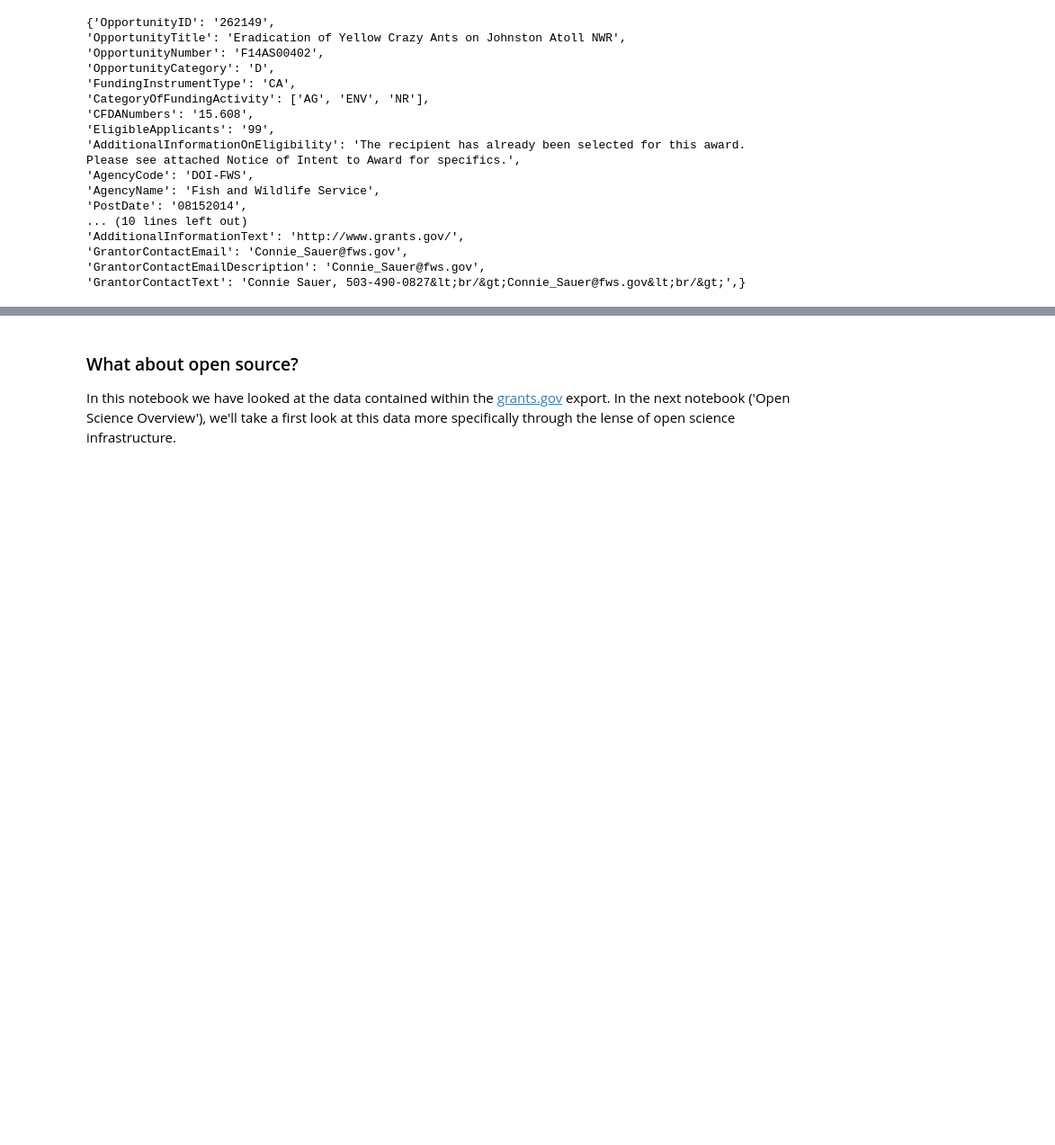
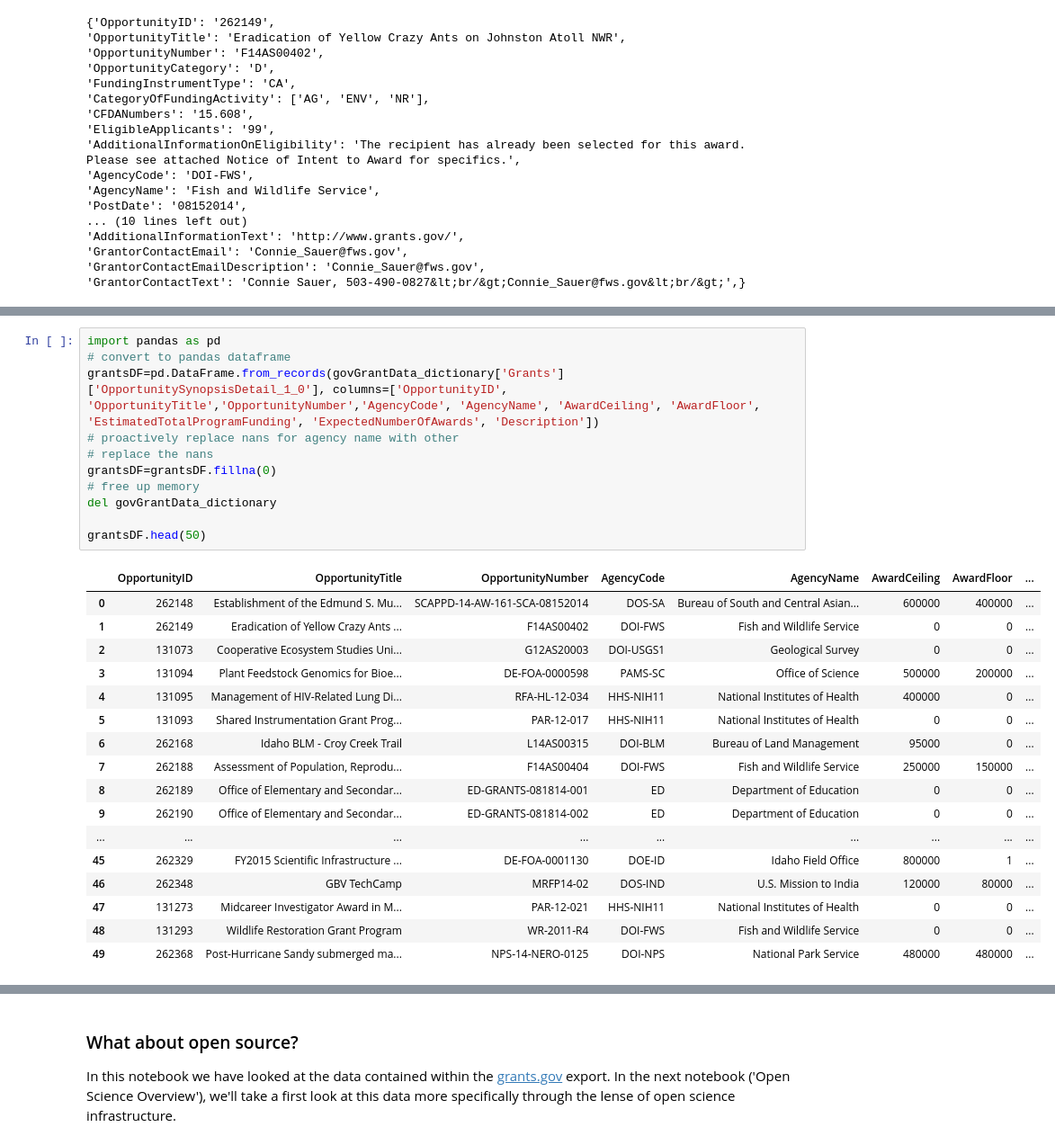
Before and after one commit to DanNBullock/USG_grants_crawl, a Jupyter notebook: GrantsDotGov_XML_ingest.ipynb, the cells around one changed output, grey strips where cells are left out. Shown: that part at 90% size. Saved outputs shown, nothing was run; the diff lists cells and outputs as text; blank space fills up the shorter version.

Commit message:
cleaned up ingest, now loads to DF and does cleaning.  Also saves.  Doesn't fix expectedGrantNum

```diff
--- a/GrantsDotGov_XML_ingest.ipynb
+++ b/GrantsDotGov_XML_ingest.ipynb
@@ -79,0 +84,29 @@ print("{" + "\n".join("{!r}: {!r},".format(k, v) for k, v in  govGrantData_dicti
+# %%
+import pandas as pd
+# convert to pandas dataframe
+grantsDF=pd.DataFrame.from_records(govGrantData_dictionary['Grants']['OpportunitySynopsisDetail_1_0'], columns=['OpportunityID', 'OpportunityTitle','OpportunityNumber','AgencyCode', 'AgencyName', 'AwardCeiling', 'AwardFloor', 'EstimatedTotalProgramFunding', 'ExpectedNumberOfAwards', 'Description'])
+# proactively replace nans for agency name with other
+# replace the nans
+grantsDF=grantsDF.fillna(0)
+# free up memory
+del govGrantData_dictionary
+
+grantsDF.head(50)
+# %% [output]
+|  | OpportunityID | OpportunityTitle | OpportunityNumber | AgencyCode | AgencyName | AwardCeiling | AwardFloor | ... |
+| 0 | 262148 | Establishment of the Edmund S. Mu... | SCAPPD-14-AW-161-SCA-08152014 | DOS-SA | Bureau of South and Central Asian... | 600000 | 400000 | ... |
+| 1 | 262149 | Eradication of Yellow Crazy Ants ... | F14AS00402 | DOI-FWS | Fish and Wildlife Service | 0 | 0 | ... |
+| 2 | 131073 | Cooperative Ecosystem Studies Uni... | G12AS20003 | DOI-USGS1 | Geological Survey | 0 | 0 | ... |
+| 3 | 131094 | Plant Feedstock Genomics for Bioe... | DE-FOA-0000598 | PAMS-SC | Office of Science | 500000 | 200000 | ... |
+| 4 | 131095 | Management of HIV-Related Lung Di... | RFA-HL-12-034 | HHS-NIH11 | National Institutes of Health | 400000 | 0 | ... |
+| 5 | 131093 | Shared Instrumentation Grant Prog... | PAR-12-017 | HHS-NIH11 | National Institutes of Health | 0 | 0 | ... |
+| 6 | 262168 | Idaho BLM - Croy Creek Trail | L14AS00315 | DOI-BLM | Bureau of Land Management | 95000 | 0 | ... |
+| 7 | 262188 | Assessment of Population, Reprodu... | F14AS00404 | DOI-FWS | Fish and Wildlife Service | 250000 | 150000 | ... |
+| 8 | 262189 | Office of Elementary and Secondar... | ED-GRANTS-081814-001 | ED | Department of Education | 0 | 0 | ... |
+| 9 | 262190 | Office of Elementary and Secondar... | ED-GRANTS-081814-002 | ED | Department of Education | 0 | 0 | ... |
+| ... | ... | ... | ... | ... | ... | ... | ... | ... |
+| 45 | 262329 | FY2015 Scientific Infrastructure ... | DE-FOA-0001130 | DOE-ID | Idaho Field Office | 800000 | 1 | ... |
+| 46 | 262348 | GBV TechCamp | MRFP14-02 | DOS-IND | U.S. Mission to India | 120000 | 80000 | ... |
+| 47 | 131273 | Midcareer Investigator Award in M... | PAR-12-021 | HHS-NIH11 | National Institutes of Health | 0 | 0 | ... |
+| 48 | 131293 | Wildlife Restoration Grant Program | WR-2011-R4 | DOI-FWS | Fish and Wildlife Service | 0 | 0 | ... |
+| 49 | 262368 | Post-Hurricane Sandy submerged ma... | NPS-14-NERO-0125 | DOI-NPS | National Park Service | 480000 | 480000 | ... |
```
Also changed, not shown: parts of 7 cells of this notebook.
